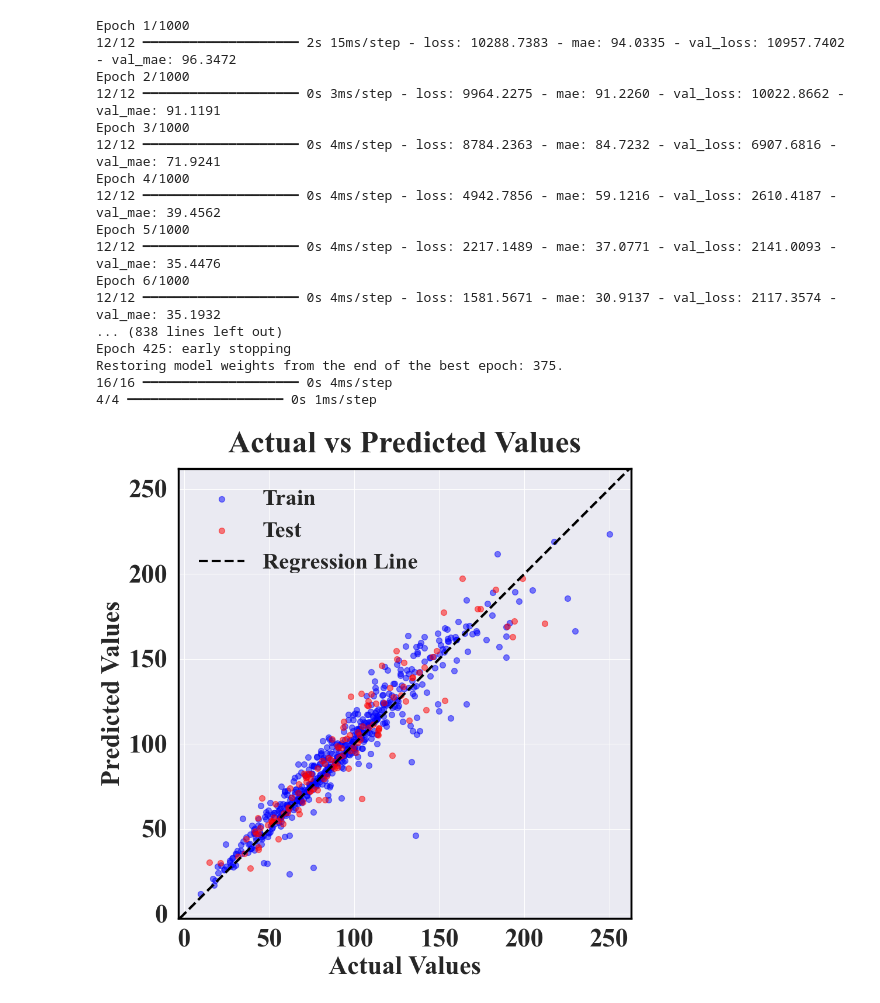
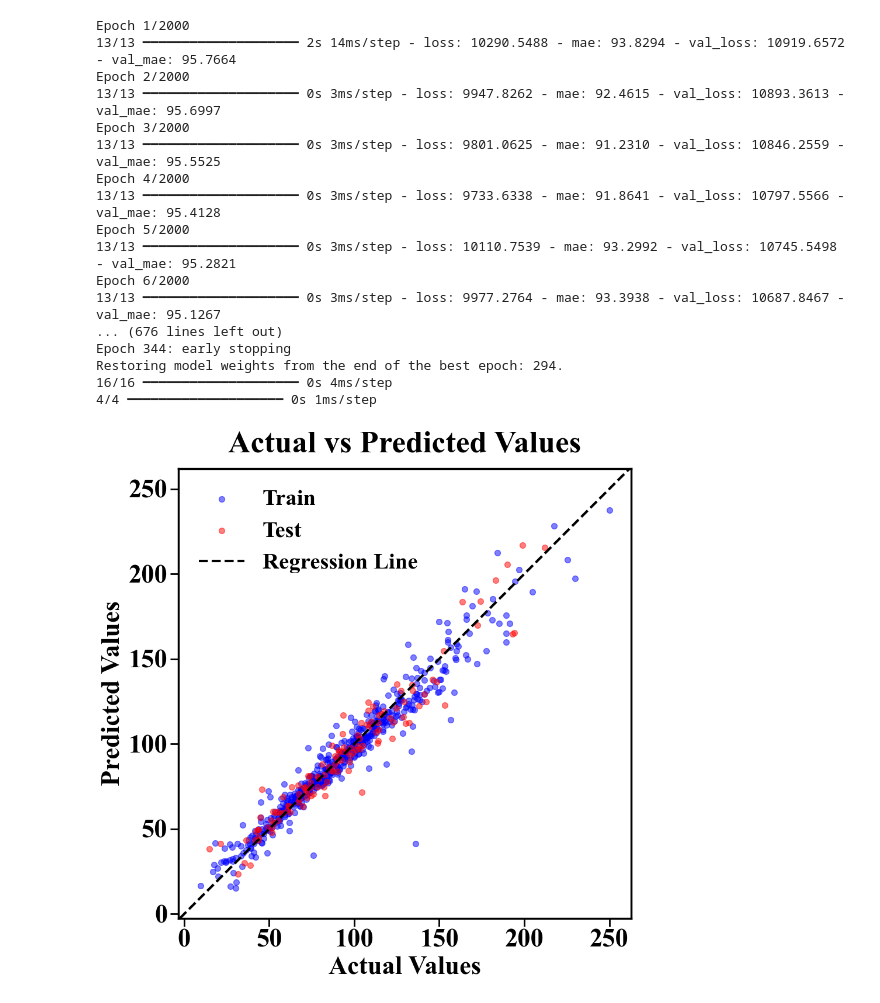
Before and after one commit to YYCHEN2001/Carbon_Cathode_Prediction, a Jupyter notebook: 8_models_with_reduced_features.ipynb, the cells around one changed output. Drawn from its saved outputs; the diff is of its cells as text; code cells hidden in the pictures.

```diff
--- a/8_models_with_reduced_features.ipynb
+++ b/8_models_with_reduced_features.ipynb
@@ -186,12 +200,12 @@ rfr_metrics
 from sklearn.ensemble import GradientBoostingRegressor
 
 gbr = GradientBoostingRegressor(n_estimators=80,
-                                alpha=0.01,
-                                learning_rate=0.25,
-                                max_depth=9,
-                                max_features=0.3,
-                                min_samples_leaf=3,
-                                min_samples_split=7,
+                                # alpha=0.001,
+                                learning_rate=0.16,
+                                max_depth=8,
+                                max_features=0.2,
+                                min_samples_leaf=4,
+                                min_samples_split=6,
                                 subsample=0.7,
                                 random_state=21)
 gbr.fit(X_train_scaled, y_train)
@@ -210,16 +224,16 @@ gbr_metrics
 # %%
 from xgboost import XGBRegressor
 
-xgb = XGBRegressor(n_estimators=80,
-                   learning_rate=0.2,
+xgb = XGBRegressor(n_estimators=100,
+                   learning_rate=0.15,
                    subsample=0.5,
                    gamma=0.1,
                    max_depth=8,
                    min_child_weight=2,
-                   reg_alpha=0.26,
+                   reg_alpha=0.35,
                    colsample_bytree=0.7,
                    colsample_bylevel=1.0,
-                   colsample_bynode=0.5,
+                   colsample_bynode=0.7,
                    random_state=21)
 xgb.fit(X_train_scaled, y_train)
 
@@ -237,65 +251,70 @@ xgb_metrics
 # %%
+from tensorflow.keras.regularizers import l2
 from keras import Input
-from keras.layers import Dense
+from keras.layers import Dense, Dropout, BatchNormalization
 from keras.models import Sequential
 from keras.callbacks import EarlyStopping
 
 model = Sequential([
-    Input(shape=(X_train_scaled.shape[1],)),
-    Dense(256, activation='relu'),
-    Dense(128, activation='relu'),
-    Dense(64, activation='relu'),
-    Dense(32, activation='relu'),
-    Dense(16, activation='relu'),
-    Dense(1)
+    Input(shape=(9,)),
+    Dense(128, activation='relu', kernel_regularizer=l2(0.01)),
+    Dropout(0.2),
+    BatchNormalization(),
+    Dense(64, activation='relu', kernel_regularizer=l2(0.01)),
+    Dropout(0.2),
+    BatchNormalization(),
+    Dense(32, activation='relu', kernel_regularizer=l2(0.01)),
+    Dropout(0.2),
+    BatchNormalization(),
+    Dense(1)  # 回归任务，输出层不使用激活函数
 ])
 
 # 编译模型，指定优化器、损失函数和评价指标
 model.compile(optimizer='adam', loss='mse', metrics=['mae'])
 
 # 初始化早停回调
 early_stopper = EarlyStopping(
     monitor='val_loss',     # 监控验证集损失
-    min_delta=0.001,        # 表示监控指标至少需要改善 0.001
+    min_delta=0.005,        # 表示监控指标至少需要改善 0.005
     patience=50,            # 如果30个epoch内验证集损失没有改善，则提前停止训练
     verbose=1,              # 输出早停信息
     mode='min',             # 监控的指标是损失，应该减小
     restore_best_weights=True  # 训练结束后，模型权重回滚到最佳状态
 )
 
 # 训练模型
 history = model.fit(
     X_train_scaled, y_train,
-    validation_split=0.3,  # 使用20%的数据作为验证集
-    epochs=1000,  # 最大训练轮数
+    validation_split=0.2,  # 使用20%的数据作为验证集
+    epochs=2000,  # 最大训练轮数
     callbacks=[early_stopper],  # 使用早停机制
     verbose=1  # 输出训练信息
 )
 # 预测训练集和测试集
 y_train_pred = model.predict(X_train_scaled).flatten()
 y_test_pred = model.predict(X_test_scaled).flatten()
 
 ann_metrics = metrics_to_dataframe(y_train, y_train_pred, y_test, y_test_pred, 'ANN')
 plot_actual_vs_predicted(y_train, y_train_pred, y_test, y_test_pred, 'output/figures/ann_reduced.png')
 
 ann_metrics
 # %% [output]
-Epoch 1/1000
-12/12 ━━━━━━━━━━━━━━━━━━━━ 2s 15ms/step - loss: 10288.7383 - mae: 94.0335 - val_loss: 10957.7402 - val_mae: 96.3472
-Epoch 2/1000
-12/12 ━━━━━━━━━━━━━━━━━━━━ 0s 3ms/step - loss: 9964.2275 - mae: 91.2260 - val_loss: 10022.8662 - val_mae: 91.1191
-Epoch 3/1000
-12/12 ━━━━━━━━━━━━━━━━━━━━ 0s 4ms/step - loss: 8784.2363 - mae: 84.7232 - val_loss: 6907.6816 - val_mae: 71.9241
-Epoch 4/1000
-12/12 ━━━━━━━━━━━━━━━━━━━━ 0s 4ms/step - loss: 4942.7856 - mae: 59.1216 - val_loss: 2610.4187 - val_mae: 39.4562
-Epoch 5/1000
-12/12 ━━━━━━━━━━━━━━━━━━━━ 0s 4ms/step - loss: 2217.1489 - mae: 37.0771 - val_loss: 2141.0093 - val_mae: 35.4476
-Epoch 6/1000
-12/12 ━━━━━━━━━━━━━━━━━━━━ 0s 4ms/step - loss: 1581.5671 - mae: 30.9137 - val_loss: 2117.3574 - val_mae: 35.1932
-... (838 lines left out)
-Epoch 425: early stopping
-Restoring model weights from the end of the best epoch: 375.
+Epoch 1/2000
+13/13 ━━━━━━━━━━━━━━━━━━━━ 2s 14ms/step - loss: 10290.5488 - mae: 93.8294 - val_loss: 10919.6572 - val_mae: 95.7664
+Epoch 2/2000
+13/13 ━━━━━━━━━━━━━━━━━━━━ 0s 3ms/step - loss: 9947.8262 - mae: 92.4615 - val_loss: 10893.3613 - val_mae: 95.6997
+Epoch 3/2000
+13/13 ━━━━━━━━━━━━━━━━━━━━ 0s 3ms/step - loss: 9801.0625 - mae: 91.2310 - val_loss: 10846.2559 - val_mae: 95.5525
+Epoch 4/2000
+13/13 ━━━━━━━━━━━━━━━━━━━━ 0s 3ms/step - loss: 9733.6338 - mae: 91.8641 - val_loss: 10797.5566 - val_mae: 95.4128
+Epoch 5/2000
+13/13 ━━━━━━━━━━━━━━━━━━━━ 0s 3ms/step - loss: 10110.7539 - mae: 93.2992 - val_loss: 10745.5498 - val_mae: 95.2821
+Epoch 6/2000
+13/13 ━━━━━━━━━━━━━━━━━━━━ 0s 3ms/step - loss: 9977.2764 - mae: 93.3938 - val_loss: 10687.8467 - val_mae: 95.1267
+... (676 lines left out)
+Epoch 344: early stopping
+Restoring model weights from the end of the best epoch: 294.
 16/16 ━━━━━━━━━━━━━━━━━━━━ 0s 4ms/step
 4/4 ━━━━━━━━━━━━━━━━━━━━ 0s 1ms/step
-[figure, old version]
+[figure, new version]
 |  | model | R2_train | MAE_train | MAPE_train | RMSE_train | R2_test | MAE_test | MAPE_test | RMSE_test |
```
Also changed, not shown: parts of 9 cells of this notebook, 29 other files.
